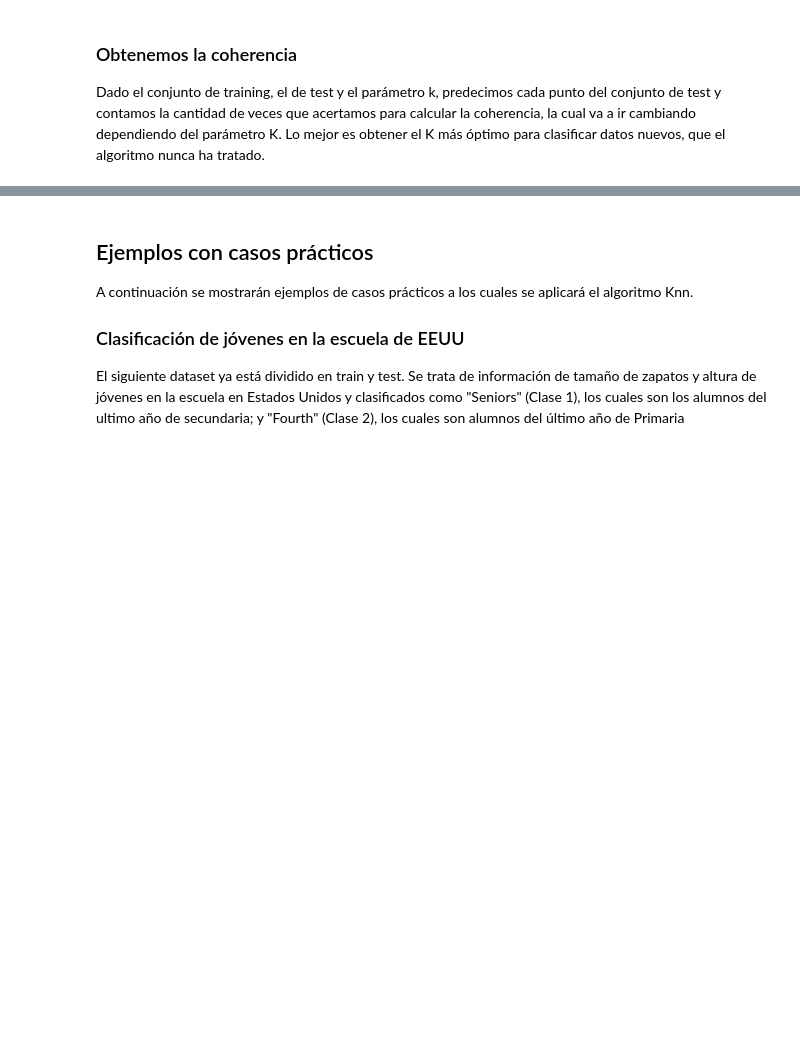
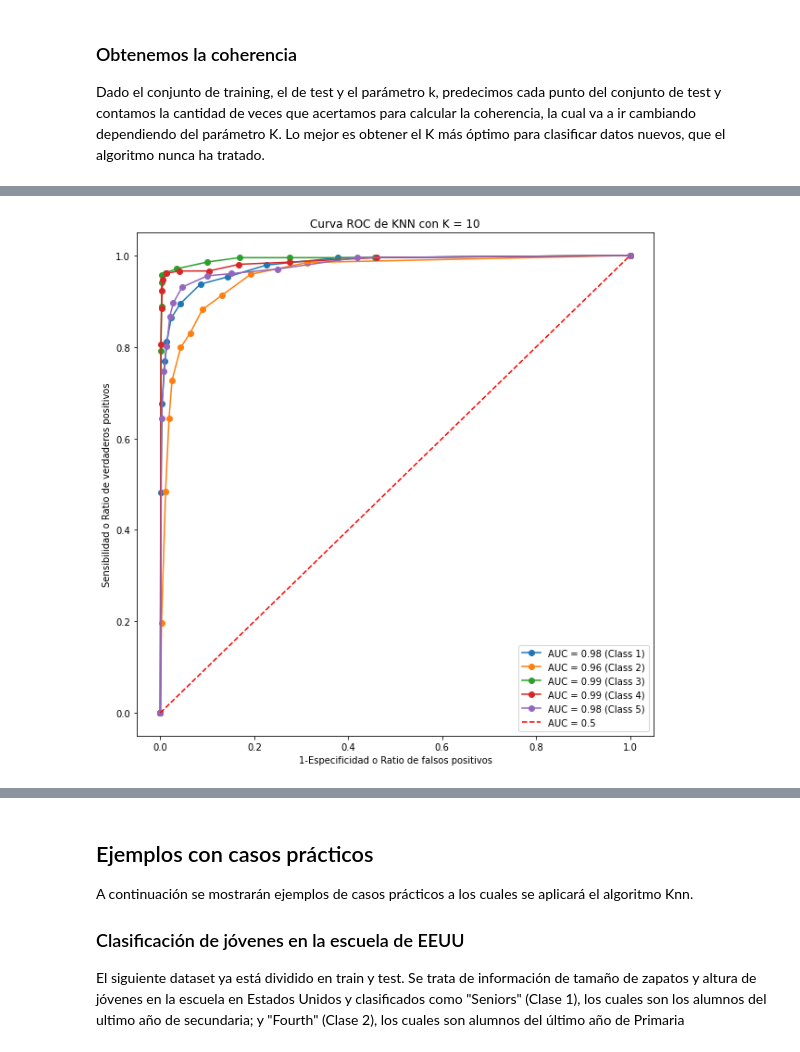
Before and after one commit to fedezimm/TP-IA-KNN, a Jupyter notebook: TP Final.ipynb, the cells around one changed output, grey strips where cells are left out. Drawn from its saved outputs; the diff is of its cells as text; code cells hidden in the pictures; blank space fills up the shorter version.

```diff
--- a/TP Final.ipynb
+++ b/TP Final.ipynb
@@ -428,0 +679,32 @@ coherence
+# %%
+def plot_multiple_classification_roc_metric(training_set, test_set, k):
+    classes_quantity = np.unique(training_set[:,2]).size
+    test_with_predictions = np.concatenate((test_set, np.zeros((len(test_set), 2))), axis = 1)
+    for point in test_with_predictions:
+        point[3], point[4] = knn_predict(training_set, point, k)
+
+    fig = plt.figure(figsize=(10,10))
+    fprs = []
+    tprs = []
+    roc_aucs = []
+    for i in range(classes_quantity):
+
+        values = np.where(test_with_predictions[:,2] != i+1, 0, test_with_predictions[:,2])
+        probability_scores = [point[4] if point[3] == i+1 else (1-point[4]) for point in test_with_predictions]
+
+        fpr, tpr, threshold = roc_curve(values, probability_scores, pos_label=i+1)
+        roc_auc = auc(fpr, tpr)
+        plt.plot(fpr, tpr,'o-', label = 'AUC = %0.2f (Class ' % roc_auc + str(i+1) + ')')
+
+        fprs.append(fpr)
+        tprs.append(tpr)
+        roc_aucs.append(roc_auc)
+
+    plt.plot([0,1],[0,1],'r--', label="AUC = 0.5")
+    plt.xlim([-0.05, 1.05])
+    plt.ylim([-0.05, 1.05])
+    plt.xlabel("1-Especificidad o Ratio de falsos positivos")
+    plt.ylabel("Sensibilidad o Ratio de verdaderos positivos")
+    plt.title("Curva ROC de KNN con K = " + str(k))
+    plt.legend()
+    return fig, fprs, tprs, roc_aucs
@@ -429,3 +728,7 @@ coherence
+# %%
+plot_multiple_classification_roc_metric(training, test, 10);
+# %% [output]
+[figure, added]
 # %%
 def test_multiple_knn(training, test, lastk = 10, plot=True):
     """
```
Also changed, not shown: parts of 78 cells of this notebook, 6 other files.
